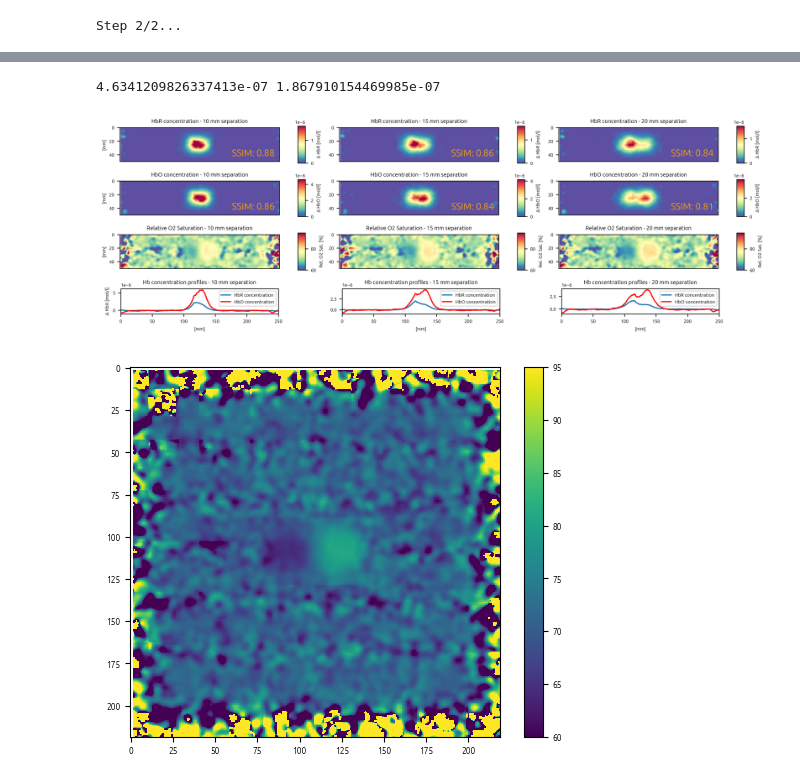
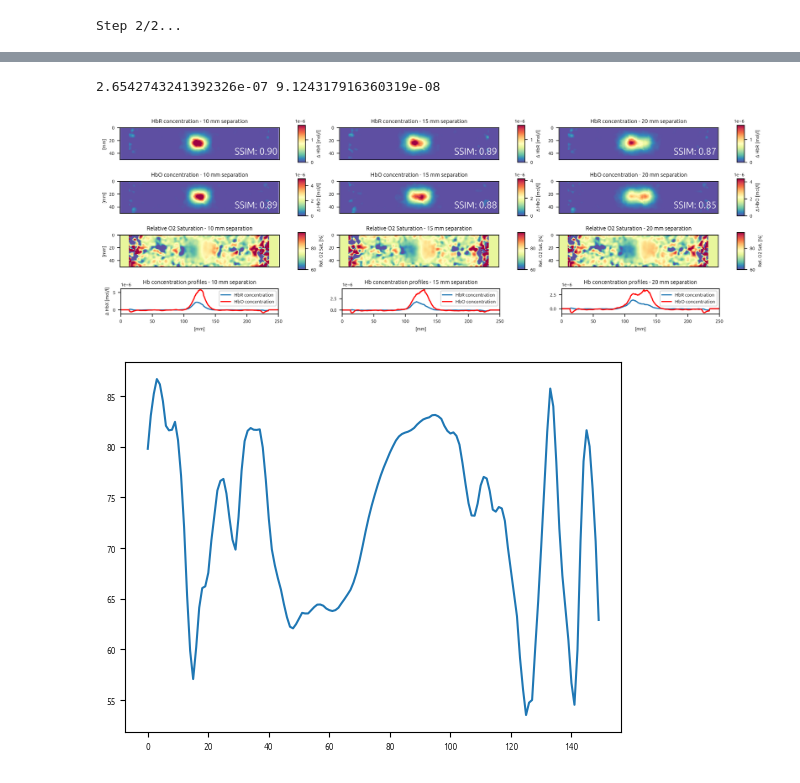
Before and after one commit to nicocarbone/MamoRefCodePublic, a Jupyter notebook: MamoRefRecon2D_MC_MultiSep.ipynb, the cells around one changed output, grey strips where cells are left out. Drawn from its saved outputs; the diff is of its cells as text; code cells hidden in the pictures.

```diff
--- a/MamoRefRecon2D_MC_MultiSep.ipynb
+++ b/MamoRefRecon2D_MC_MultiSep.ipynb
@@ -572,7 +572,7 @@ imHbRSep1 = axs[0, 0].imshow(desOxyMap_2D_filtered_Sep1[midVertPoint-vertSize:mi
                  vertSize, :], vmin=vmin, vmax=vmax, cmap=mp.colormaps[colorMap], extent=extent)
 cbarHbRSep1 = fig.colorbar(imHbRSep1, ax=axs[0, 0], fraction=0.04, pad=0.1, aspect=5)
 cbarHbRSep1.set_label("Δ HbR [mol/l]")
-axs[0, 0].text(180, 42, "SSIM: {0:.2f}".format(ssimDesOxy_Sep1), fontsize=12, c="orange")
+axs[0, 0].text(180, 42, "SSIM: {0:.2f}".format(ssimDesOxy_Sep1), fontsize=12, c="white")
 axs[0, 0].set_title("HbR concentration - 10 mm separation")
 axs[0, 0].set_ylabel("[mm]")
 axs[0, 0].get_xaxis().set_visible(False)
@@ -585,7 +585,7 @@ imHbRSep2 = axs[0, 1].imshow(desOxyMap_2D_filtered_Sep2[midVertPoint-vertSize:mi
                  vertSize, :], vmin=vmin, vmax=vmax, cmap=mp.colormaps[colorMap], extent=extent)
 cbarHbRSep2 = fig.colorbar(imHbRSep2, ax=axs[0, 1], fraction=0.04, pad=0.1, aspect=5)
 cbarHbRSep2.set_label("Δ HbR [mol/l]")
-axs[0, 1].text(180, 42, "SSIM: {0:.2f}".format(ssimDesOxy_Sep2), fontsize=12, c="orange")
+axs[0, 1].text(180, 42, "SSIM: {0:.2f}".format(ssimDesOxy_Sep2), fontsize=12, c="white")
 axs[0, 1].set_title("HbR concentration - 15 mm separation")
 axs[0, 1].get_xaxis().set_visible(False)
 
@@ -598,7 +598,7 @@ imHbRSep3= axs[0, 2].imshow(desOxyMap_2D_filtered_Sep3[midVertPoint-vertSize:mid
                  vertSize, :], vmin=vmin, vmax=vmax, cmap=mp.colormaps[colorMap], extent=extent)
 cbarHbRSep3 = fig.colorbar(imHbRSep3, ax=axs[0, 2], fraction=0.04, pad=0.1, aspect=5)
 cbarHbRSep3.set_label("Δ HbR [mol/l]")
-axs[0, 2].text(180, 42, "SSIM: {0:.2f}".format(ssimDesOxy_Sep3), fontsize=12, c="orange")
+axs[0, 2].text(180, 42, "SSIM: {0:.2f}".format(ssimDesOxy_Sep3), fontsize=12, c="white")
 axs[0, 2].set_title("HbR concentration - 20 mm separation")
 axs[0, 2].get_xaxis().set_visible(False)
 
@@ -611,7 +611,7 @@ imHbOSep1= axs[1, 0].imshow(OxyMap_2D_filtered_Sep1[midVertPoint-vertSize:midVer
                  vertSize, :], vmin=vmin, vmax=vmax, cmap=mp.colormaps[colorMap], extent=extent)
 cbarHbOSep1 = fig.colorbar(imHbOSep1, ax=axs[1, 0], fraction=0.04, pad=0.1, aspect=5)
 cbarHbOSep1.set_label("Δ HbO [mol/l]")
-axs[1, 0].text(180, 42, "SSIM: {0:.2f}".format(ssimOxy_Sep1), fontsize=12, c="orange")
+axs[1, 0].text(180, 42, "SSIM: {0:.2f}".format(ssimOxy_Sep1), fontsize=12, c="white")
 axs[1, 0].set_title("HbO concentration - 10 mm separation")
 axs[1, 0].set_ylabel("[mm]")
 axs[1, 0].get_xaxis().set_visible(False)
@@ -625,7 +625,7 @@ imHbOSep2 = axs[1, 1].imshow(OxyMap_2D_filtered_Sep2[midVertPoint-vertSize:midVe
                  vertSize, :], vmin=vmin, vmax=vmax, cmap=mp.colormaps[colorMap], extent=extent)
 cbarHbOSep2 = fig.colorbar(imHbOSep2, ax=axs[1, 1], fraction=0.04, pad=0.1, aspect=5)
 cbarHbOSep2.set_label("Δ HbO [mol/l]")
-axs[1, 1].text(180, 42, "SSIM: {0:.2f}".format(ssimOxy_Sep2), fontsize=12, c="orange")
+axs[1, 1].text(180, 42, "SSIM: {0:.2f}".format(ssimOxy_Sep2), fontsize=12, c="white")
 axs[1, 1].set_title("HbO concentration - 15 mm separation")
 axs[1, 1].get_xaxis().set_visible(False)
 
@@ -638,15 +638,15 @@ imHbOSep3 = axs[1, 2].imshow(OxyMap_2D_filtered_Sep3[midVertPoint-vertSize:midVe
                  vertSize, :], vmin=vmin, vmax=vmax, cmap=mp.colormaps[colorMap], extent=extent)
 cbarHbOSep3 = fig.colorbar(imHbOSep3, ax=axs[1, 2], fraction=0.04, pad=0.1, aspect=5)
 cbarHbOSep3.set_label("Δ HbO [mol/l]")
-axs[1, 2].text(180, 42, "SSIM: {0:.2f}".format(ssimOxy_Sep3), fontsize=12, c="orange")
+axs[1, 2].text(180, 42, "SSIM: {0:.2f}".format(ssimOxy_Sep3), fontsize=12, c="white")
 axs[1, 2].set_title("HbO concentration - 20 mm separation")
 axs[1, 2].get_xaxis().set_visible(False)
 
 
 if doSatMap:
 
-    HbOminVal = np.abs(np.nanmin(aux.fftGauss(OxyMap_2D_filtered_Sep2, 10)[0]))
-    HbRminVal = np.abs(np.nanmin(aux.fftGauss(desOxyMap_2D_filtered_Sep2, 10)[0]))
+    HbOminVal = np.abs(np.nanpercentile(aux.fftGauss(OxyMap_2D_filtered_Sep2, 1)[0],10))
+    HbRminVal = np.abs(np.nanpercentile(aux.fftGauss(desOxyMap_2D_filtered_Sep2, 1)[0],10))
     print(HbOminVal, HbRminVal)
 
     O2SatMap_Sep1 = (OxyMap_2D_filtered_Sep1+HbOminVal)/((OxyMap_2D_filtered_Sep1 +
@@ -753,12 +753,11 @@ fig.tight_layout()
 
 fig.savefig("MC2Incs_MultiSep.png", dpi=300)
 # %% [output]
-4.6341209826337413e-07 1.867910154469985e-07
+2.6542743241392326e-07 9.124317916360319e-08
-[figure, old version]
+[figure, new version]
 # %%
 plt.figure()
-plt.imshow(O2SatMap_Sep3*100, vmin=60,vmax=95)
-plt.colorbar()
+plt.plot(O2SatMap_Sep3[midVertPoint,50:200]*100)
 plt.show()
 # %% [output]
-[figure, old version]
+[figure, new version]
```
Also changed, not shown: parts of 6 cells of this notebook, 1 other file.
